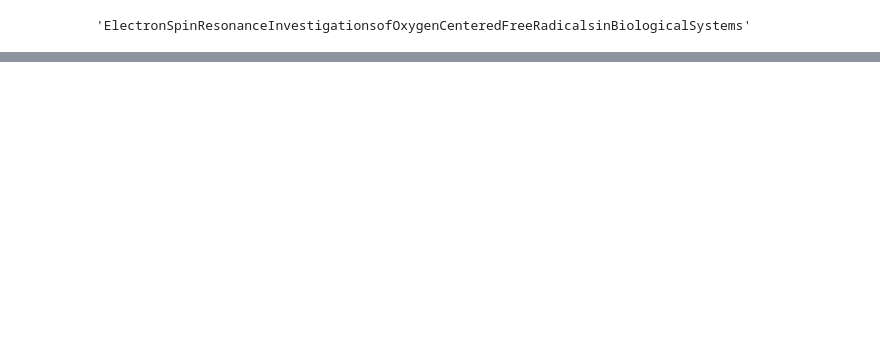
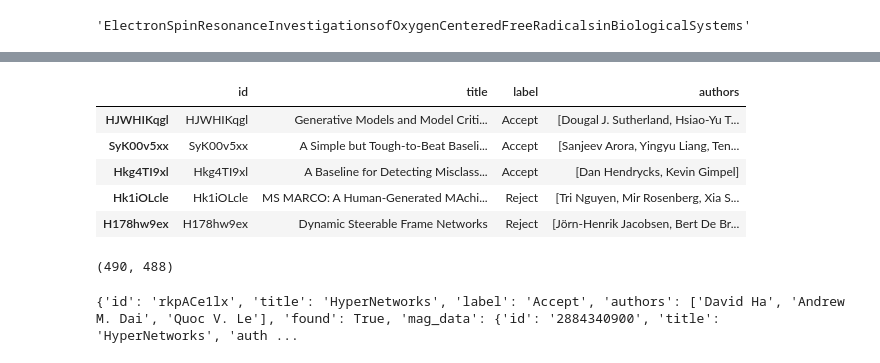
Before and after one commit to shruti-singh/PaperAcceptancePrediction, a Jupyter notebook: shruti/mag_data_extraction/read_mag_data.ipynb, the cells around one changed output, grey strips where cells are left out. Drawn from its saved outputs; the diff is of its cells as text; code cells hidden in the pictures; blank space fills up the shorter version.

```diff
--- a/shruti/mag_data_extraction/read_mag_data.ipynb
+++ b/shruti/mag_data_extraction/read_mag_data.ipynb
@@ -19,0 +183,11 @@ title
+# %%
+data = data_raw[["id", "title", "label", "authors"]]
+# %%
+data.head()
+# %% [output]
+|  | id | title | label | authors |
+| HJWHIKqgl | HJWHIKqgl | Generative Models and Model Criti... | Accept | [Dougal J. Sutherland, Hsiao-Yu T... |
+| SyK00v5xx | SyK00v5xx | A Simple but Tough-to-Beat Baseli... | Accept | [Sanjeev Arora, Yingyu Liang, Ten... |
+| Hkg4TI9xl | Hkg4TI9xl | A Baseline for Detecting Misclass... | Accept | [Dan Hendrycks, Kevin Gimpel] |
+| Hk1iOLcle | Hk1iOLcle | MS MARCO: A Human-Generated MAchi... | Reject | [Tri Nguyen, Mir Rosenberg, Xia S... |
+| H178hw9ex | H178hw9ex | Dynamic Steerable Frame Networks | Reject | [Jörn-Henrik Jacobsen, Bert De Br... |
@@ -19,0 +208,11 @@ title
+# %%
+len(org_papers), found
+# %% [output]
+(490, 488)
+# %%
+for k, v in org_papers.items():
+    if v["found"]:
+        print(v)
+        break
+# %% [output]
+{'id': 'rkpACe1lx', 'title': 'HyperNetworks', 'label': 'Accept', 'authors': ['David Ha', 'Andrew M. Dai', 'Quoc V. Le'], 'found': True, 'mag_data': {'id': '2884340900', 'title': 'HyperNetworks', 'auth ...
```
Also changed, not shown: parts of 36 cells of this notebook.
